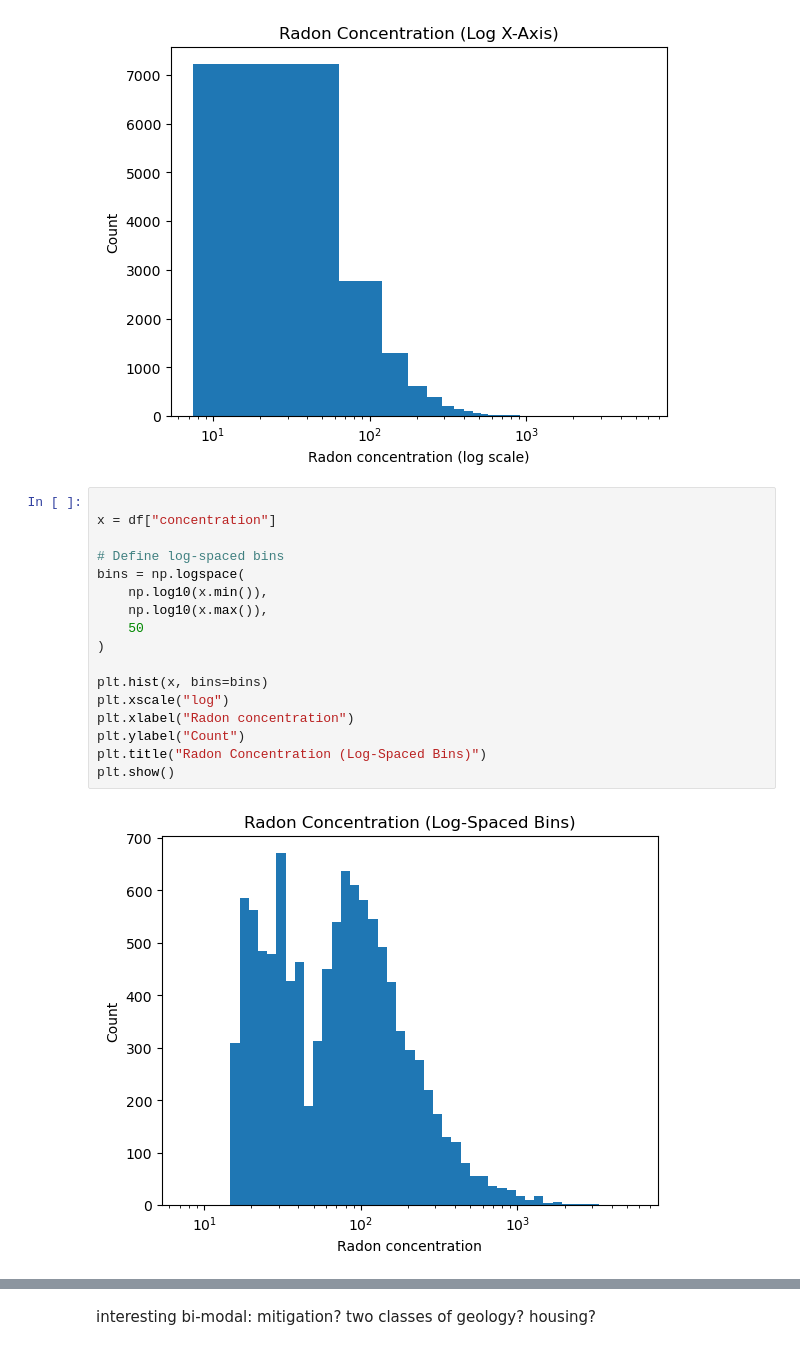
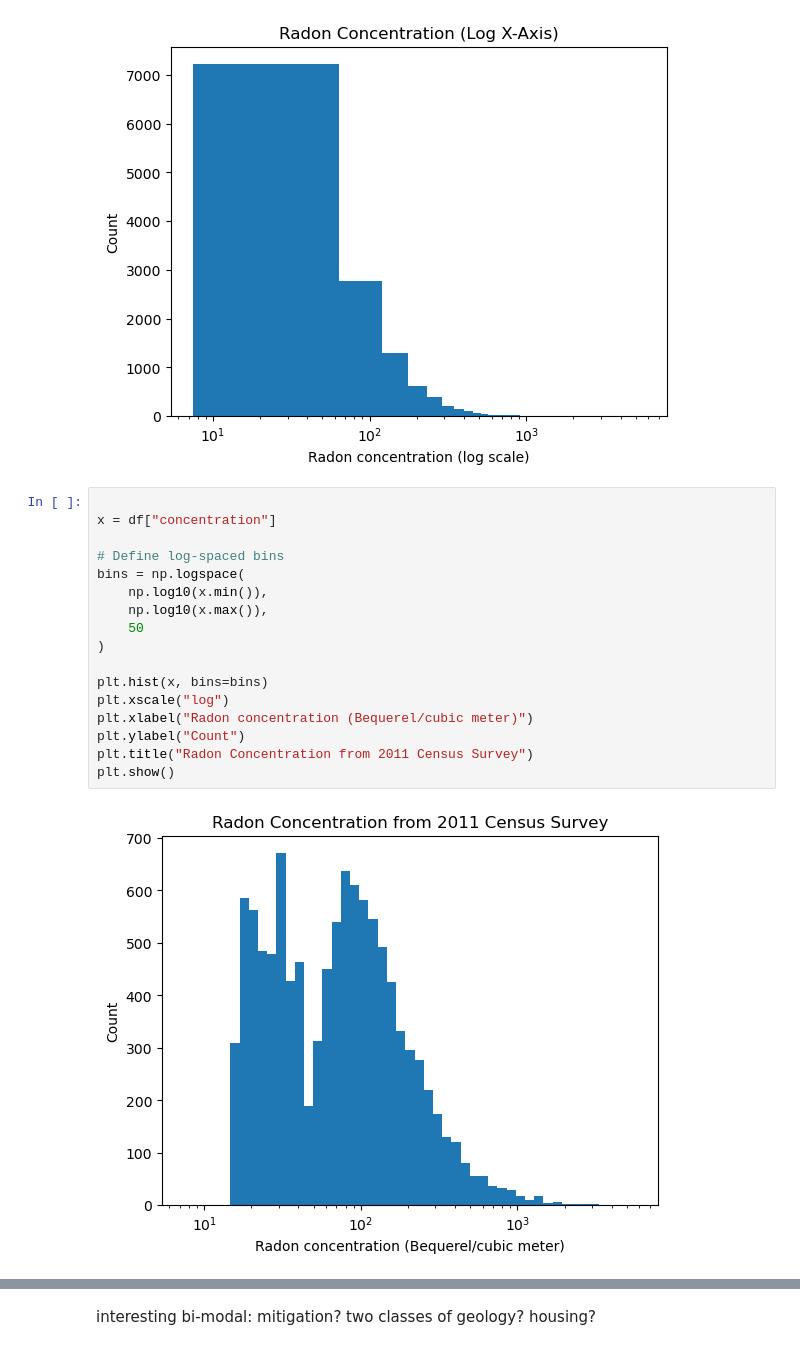
Before and after one commit to Erdos-Projects/spring-2026-radon-risk-mapping, a Jupyter notebook: notebooks/eda/eda_initial_radonSurvey_jb.ipynb, the cells around one changed output, grey strips where cells are left out. Drawn from its saved outputs; the diff is of its cells as text.

```diff
--- a/notebooks/eda/eda_initial_radonSurvey_jb.ipynb
+++ b/notebooks/eda/eda_initial_radonSurvey_jb.ipynb
@@ -172,19 +174,19 @@ plt.show()
 # %%
 
 x = df["concentration"]
 
 # Define log-spaced bins
 bins = np.logspace(
     np.log10(x.min()),
     np.log10(x.max()),
     50
 )
 
 plt.hist(x, bins=bins)
 plt.xscale("log")
-plt.xlabel("Radon concentration")
+plt.xlabel("Radon concentration (Bequerel/cubic meter)")
 plt.ylabel("Count")
-plt.title("Radon Concentration (Log-Spaced Bins)")
+plt.title("Radon Concentration from 2011 Census Survey")
 plt.show()
 # %% [output]
-[figure, old version]
+[figure, new version]
```
Also changed, not shown: parts of 7 cells of this notebook, 12 other files.
